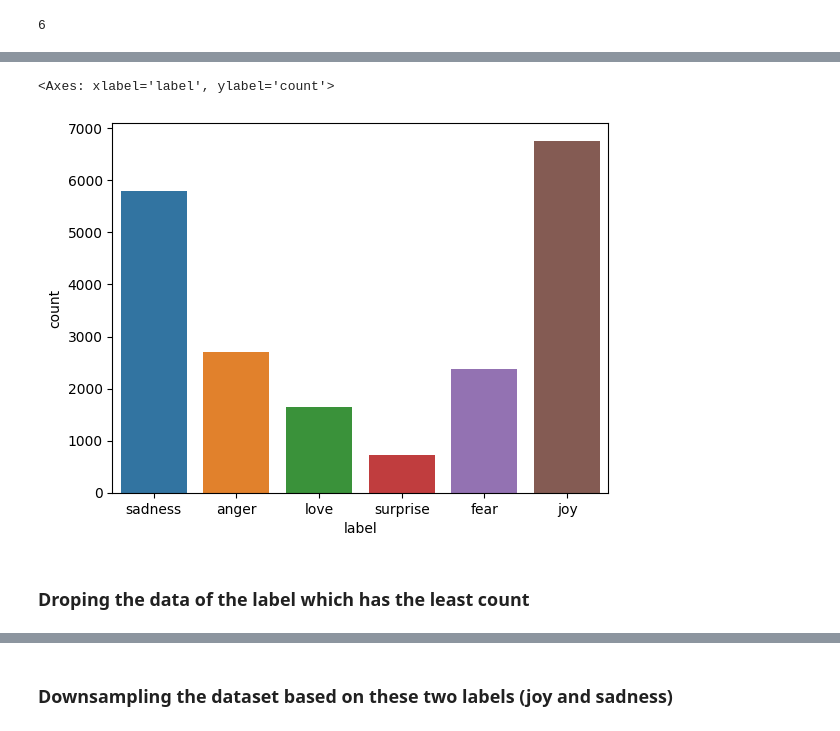
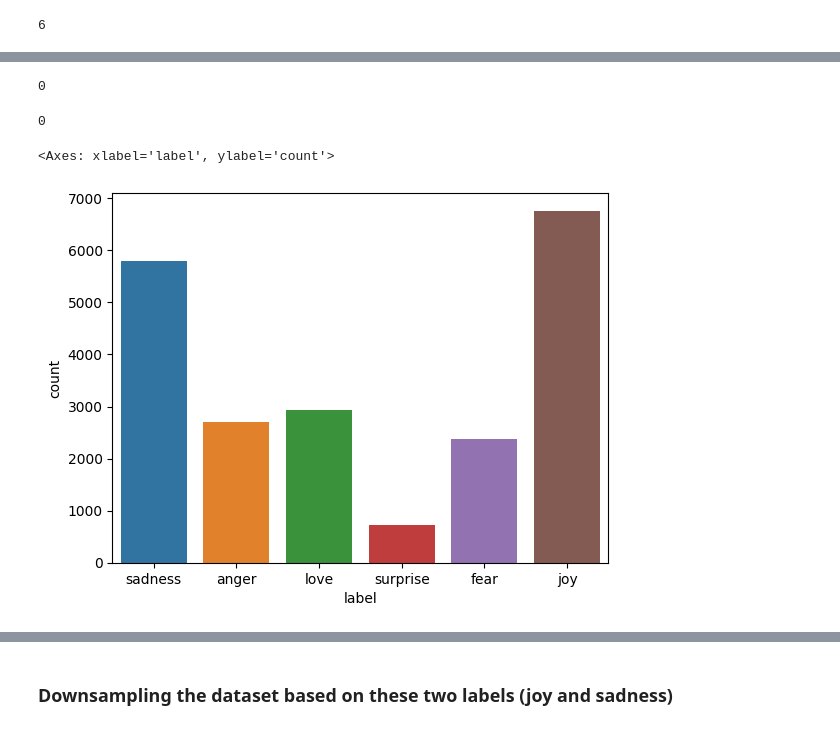
Before and after one commit to Muntasir2179/sentiment-detector, a Jupyter notebook: model training codes/Testing_models_for_Emotion_Detection_from_text.ipynb, the cells around one changed output, grey strips where cells are left out. Drawn from its saved outputs; the diff is of its cells as text; code cells hidden in the pictures.

```diff
--- a/model training codes/Testing_models_for_Emotion_Detection_from_text.ipynb
+++ b/model training codes/Testing_models_for_Emotion_Detection_from_text.ipynb
@@ -8,4 +12,4 @@ import seaborn as sns
 # %% [markdown]
 ## Importing Dataset
 # %%
-dataset = pd.read_csv('Emotion Dataset (English Text).csv', index_col=False)
+dataset = pd.read_csv('merged_emotion_dataset.csv', encoding='utf-8', index_col=0)
@@ -80,8 +95,18 @@ dataset['label'].nunique()
+# %%
+# checking missing value of text column
+dataset['text'].isnull().sum()
+# %% [output]
+0
+# %%
+# checking missing value of labels column
+dataset['label'].isnull().sum()
+# %% [output]
+0
 # %%
-import seaborn as sns
-sns.countplot(x='label', data=dataset)
+sns.countplot(
+    x='label',
+    data=dataset
+)
 # %% [output]
 <Axes: xlabel='label', ylabel='count'>
-[figure, old version]
+[figure, new version]
-# %% [markdown]
-### Droping the data of the label which has the least count
```
Also changed, not shown: parts of 108 cells of this notebook, 1 other file.
